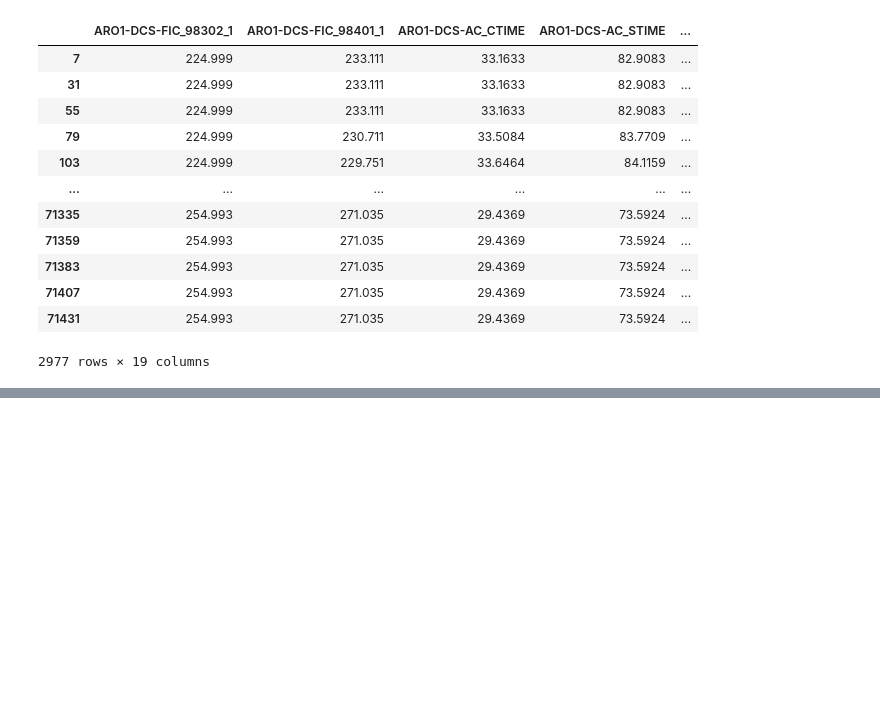
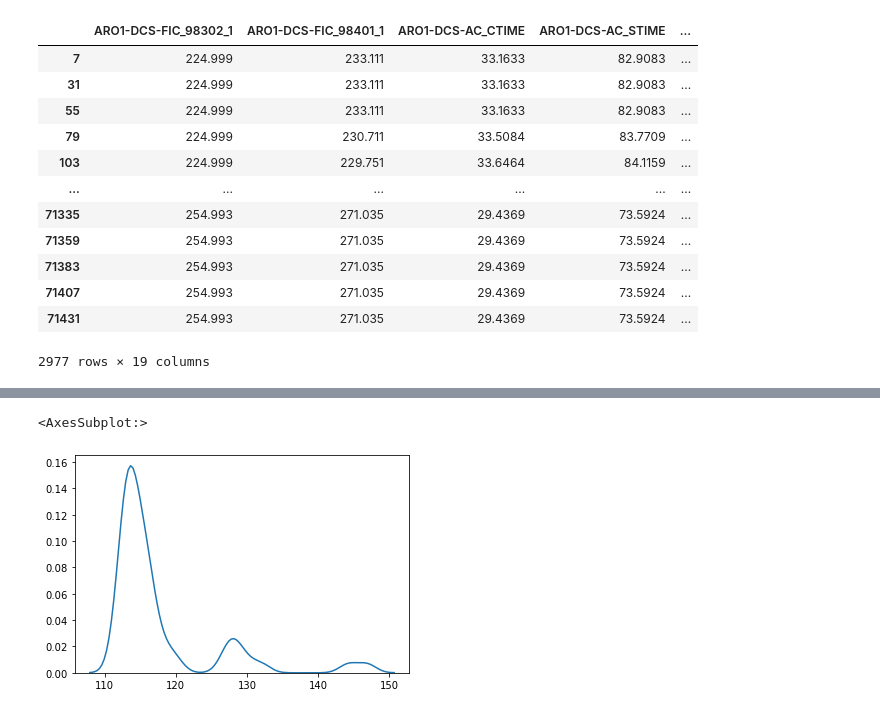
Before and after one commit to skywalker0803r/R911R912, a Jupyter notebook: notebook/poc.ipynb, the cells around one changed output, grey strips where cells are left out. Drawn from its saved outputs; the diff is of its cells as text; code cells hidden in the pictures; blank space fills up the shorter version.

```diff
--- a/notebook/poc.ipynb
+++ b/notebook/poc.ipynb
@@ -125,0 +134,4 @@ len(x_col)
+# %%
+y_predict = model(FloatTensor(X_test.values)).detach().numpy()
+y_predict = pd.DataFrame(y_predict,columns=y_col)
+y_predict
@@ -125,0 +152,35 @@ len(x_col)
+# %%
+def 回收率計算函數(
+    進料PX含量 = 'ARO2-LIMS-S708@A9',
+    萃取油PX含量 = 'ARO2-LIMS-S907@PX',
+    萃餘油PX含量 = 'ARO2-LIMS-S905@PX',
+    ):
+    分母 = 進料PX含量*(萃取油PX含量-萃餘油PX含量)
+    分子 = 萃取油PX含量*(進料PX含量-萃餘油PX含量)
+    return 分子/分母
+# %%
+預測回收率 = 回收率計算函數(
+    進料PX含量 = X_test["ARO1-LIMS-s704-744-C9"].values,
+    萃取油PX含量 = y_test['ARO1-LIMS-s917-744-p-Xylene'].values,
+    萃餘油PX含量 = y_test['ARO1-LIMS-s916-744-p-Xylene'].values,
+    )
+真實回收率 = 回收率計算函數(
+    進料PX含量 = X_test["ARO1-LIMS-s704-744-C9"].values,
+    萃取油PX含量 = y_predict['ARO1-LIMS-s917-744-p-Xylene'].values,
+    萃餘油PX含量 = y_predict['ARO1-LIMS-s916-744-p-Xylene'].values,
+    )
+# %%
+def mape(y_true, y_pred):
+    y_true, y_pred = np.array(y_true), np.array(y_pred)
+    return np.mean(np.abs((y_true - y_pred) / y_true)) * 100
+mapes = []
+for i in range(100):
+    idx = np.random.choice([*range(len(真實回收率))],size=100)
+    mapes.append(mape(真實回收率[idx],預測回收率[idx]))
+mapes = [i for i in mapes if str(i) != 'nan']
+mapes
+import seaborn as sns
+sns.kdeplot(mapes)
+# %% [output]
+<AxesSubplot:>
+[figure, added]
```
Also changed, not shown: parts of 5 cells of this notebook.
